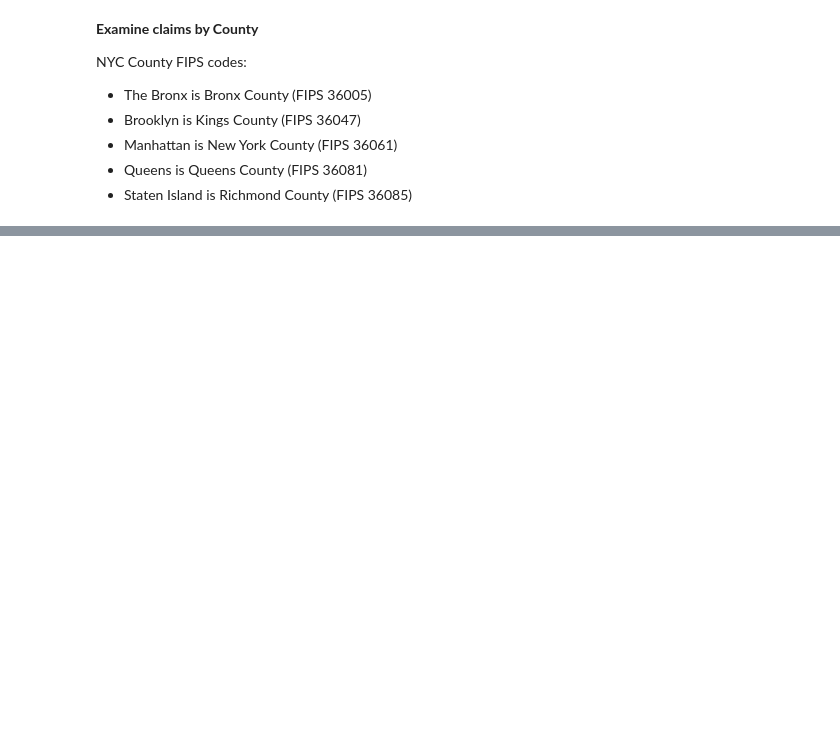
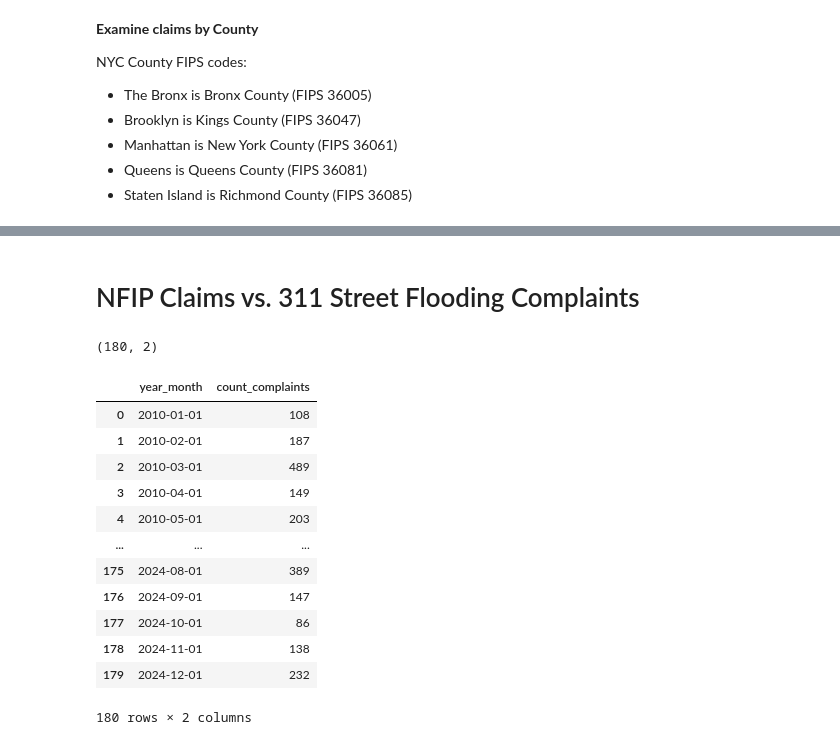
Before and after one commit to mebauer/nyc-odw25-nfip, a Jupyter notebook: figures.ipynb, the cells around one changed output, grey strips where cells are left out. Cells and saved outputs as stored; diff of their text form; code cells hidden in the pictures; blank space fills up the shorter version.

```diff
--- a/figures.ipynb
+++ b/figures.ipynb
@@ -1110,0 +1133,37 @@ fig.tight_layout()
+# %% [markdown]
+# NFIP Claims vs. 311 Street Flooding Complaints
+# %%
+sql = """
+    SELECT
+        strftime('%Y-%m', CAST(created_date AS TIMESTAMP)) AS year_month,
+        COUNT(*) AS count_complaints
+    FROM
+        complaints
+    WHERE
+        year_month BETWEEN '2010-01' AND '2024-12'
+    GROUP BY
+        year_month
+    ORDER BY
+        year_month ASC
+"""
+
+complaints_df = con.sql(sql).df()
+complaints_df['year_month'] = pd.to_datetime(complaints_df['year_month'])
+
+print(complaints_df.shape)
+complaints_df
+# %% [output]
+(180, 2)
+|  | year_month | count_complaints |
+| 0 | 2010-01-01 | 108 |
+| 1 | 2010-02-01 | 187 |
+| 2 | 2010-03-01 | 489 |
+| 3 | 2010-04-01 | 149 |
+| 4 | 2010-05-01 | 203 |
+| ... | ... | ... |
+| 175 | 2024-08-01 | 389 |
+| 176 | 2024-09-01 | 147 |
+| 177 | 2024-10-01 | 86 |
+| 178 | 2024-11-01 | 138 |
+| 179 | 2024-12-01 | 232 |
+180 rows × 2 columns
```
Also changed, not shown: parts of 9 cells of this notebook, 2 other files.
